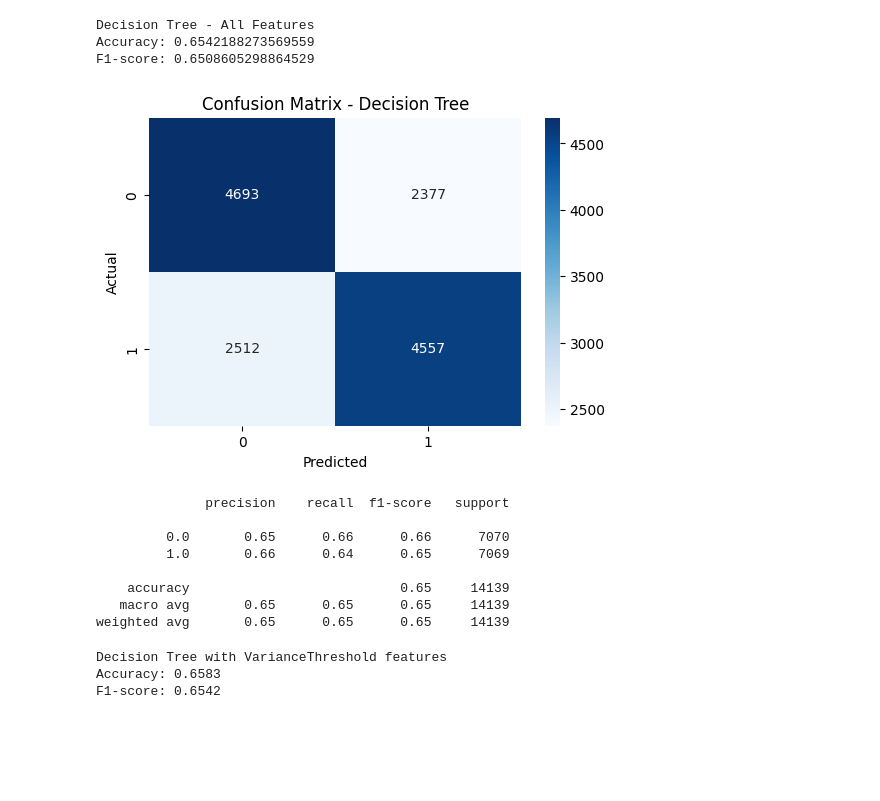
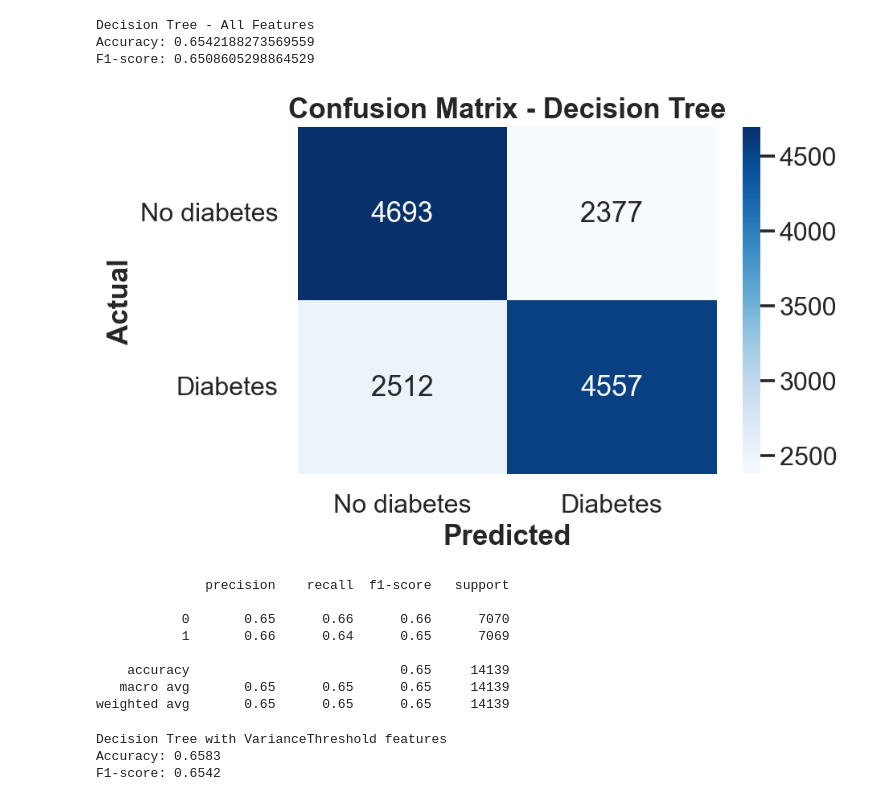
Before and after one commit to alexandra10zam/ML, a Jupyter notebook: ML Lab.ipynb, the cells around one changed output. Saved outputs shown, nothing was run; the diff lists cells and outputs as text; code cells hidden in the pictures; blank space fills up the shorter version.

```diff
--- a/ML Lab.ipynb
+++ b/ML Lab.ipynb
@@ -158,6 +166,10 @@ AGE_LABELS = {
     12: "75-79",
     13: "80+",
 }
+# %%
+TARGET = "Diabetes_binary"
+POSITIVE_LABEL = "Diabetes"
+NEGATIVE_LABEL = "No diabetes"
 # %%
 sns.set_theme(style="whitegrid", context="talk")
 plt.rcParams["figure.dpi"] = 140
@@ -173,0 +179,8 @@ plt.show()
+# %%
+from visualize import NEGATIVE_LABEL, TARGET
+
+
+df = pd.read_csv(DATA_PATH)
+df[TARGET] = df[TARGET].astype(int)
+df["Diabetes_label"] = df[TARGET].map({0: NEGATIVE_LABEL, 1: POSITIVE_LABEL})
+df
@@ -258,8 +451,11 @@ Number of selected features: 15
 # %%
 dt = DecisionTreeClassifier(random_state=500)
 
-dt.fit(X_train, y_train)
-preds_dt = dt.predict(X_test)
+X_train_dt = X_train.drop(columns=["Diabetes_label"], errors="ignore")
+X_test_dt = X_test.drop(columns=["Diabetes_label"], errors="ignore")
+
+dt.fit(X_train_dt, y_train)
+preds_dt = dt.predict(X_test_dt)
 
 dt_acc = accuracy_score(y_test, preds_dt)
 dt_f1 = f1_score(y_test, preds_dt)
@@ -274,21 +470,23 @@ F1-score: 0.6508605298864529
 # %%
 cm_dt = confusion_matrix(y_test, preds_dt)
 
 plt.figure(figsize=(6,4))
-sns.heatmap(cm_dt, annot=True, fmt='d', cmap='Blues')
+ax = sns.heatmap(cm_dt, annot=True, fmt='d', cmap='Blues')
+ax.set_xticklabels(['No diabetes', 'Diabetes'])
+ax.set_yticklabels(['No diabetes', 'Diabetes'], rotation=0)
 plt.title("Confusion Matrix - Decision Tree")
 plt.xlabel("Predicted")
 plt.ylabel("Actual")
 plt.show()
 # %% [output]
-[figure, old version]
+[figure, new version]
 # %%
 print(classification_report(y_test, preds_dt))
 # %% [output]
               precision    recall  f1-score   support
 
-         0.0       0.65      0.66      0.66      7070
-         1.0       0.66      0.64      0.65      7069
+           0       0.65      0.66      0.66      7070
+           1       0.66      0.64      0.65      7069
 
     accuracy                           0.65     14139
    macro avg       0.65      0.65      0.65     14139
```
Also changed, not shown: parts of 44 cells of this notebook.
